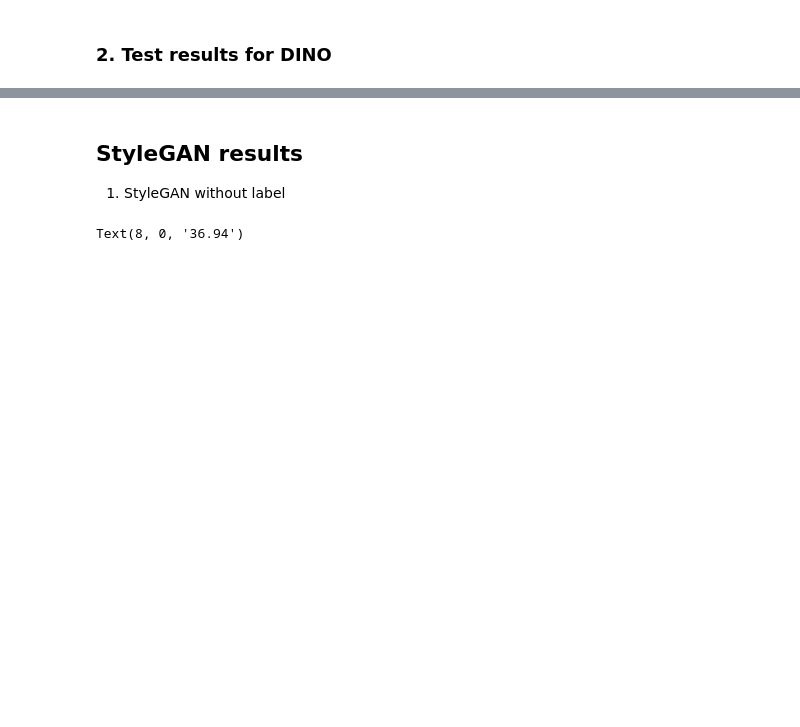
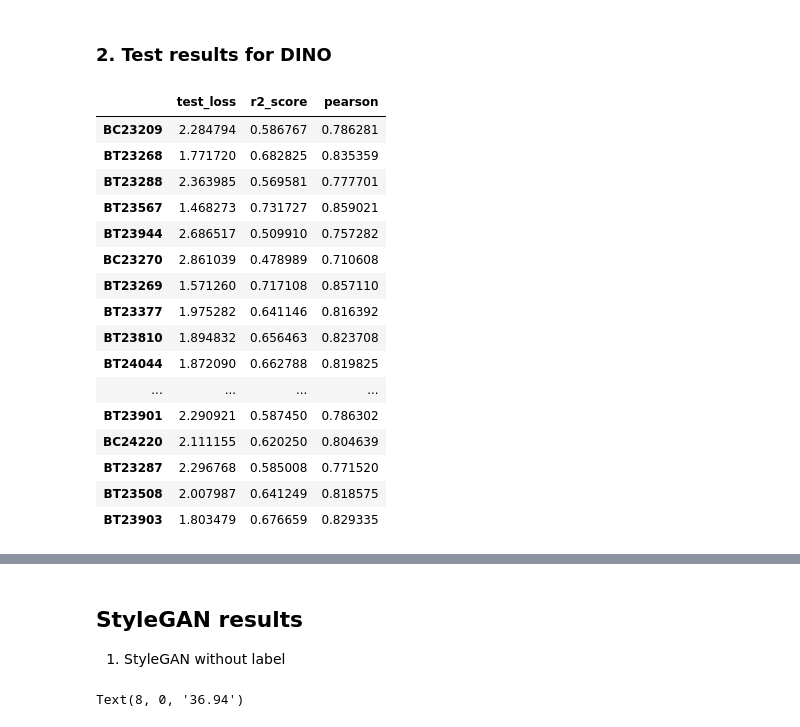
Before and after one commit to Jeremstym/depoibens, a Jupyter notebook: statdes.ipynb, the cells around one changed output, grey strips where cells are left out. Saved outputs shown, nothing was run; the diff lists cells and outputs as text; code cells hidden in the pictures; blank space fills up the shorter version.

```diff
--- a/statdes.ipynb
+++ b/statdes.ipynb
@@ -85,3 +110,22 @@ dtype: float64
 ### 2. Test results for DINO
 # %%
 dino_res = pd.read_csv('results/test_results_dino.csv', index_col=0)
+dino_res
+# %% [output]
+|  | test_loss | r2_score | pearson |
+| BC23209 | 2.284794 | 0.586767 | 0.786281 |
+| BT23268 | 1.771720 | 0.682825 | 0.835359 |
+| BT23288 | 2.363985 | 0.569581 | 0.777701 |
+| BT23567 | 1.468273 | 0.731727 | 0.859021 |
+| BT23944 | 2.686517 | 0.509910 | 0.757282 |
+| BC23270 | 2.861039 | 0.478989 | 0.710608 |
+| BT23269 | 1.571260 | 0.717108 | 0.857110 |
+| BT23377 | 1.975282 | 0.641146 | 0.816392 |
+| BT23810 | 1.894832 | 0.656463 | 0.823708 |
+| BT24044 | 1.872090 | 0.662788 | 0.819825 |
+| ... | ... | ... | ... |
+| BT23901 | 2.290921 | 0.587450 | 0.786302 |
+| BC24220 | 2.111155 | 0.620250 | 0.804639 |
+| BT23287 | 2.296768 | 0.585008 | 0.771520 |
+| BT23508 | 2.007987 | 0.641249 | 0.818575 |
+| BT23903 | 1.803479 | 0.676659 | 0.829335 |
```
Also changed, not shown: parts of 3 cells of this notebook, 1 other file.
